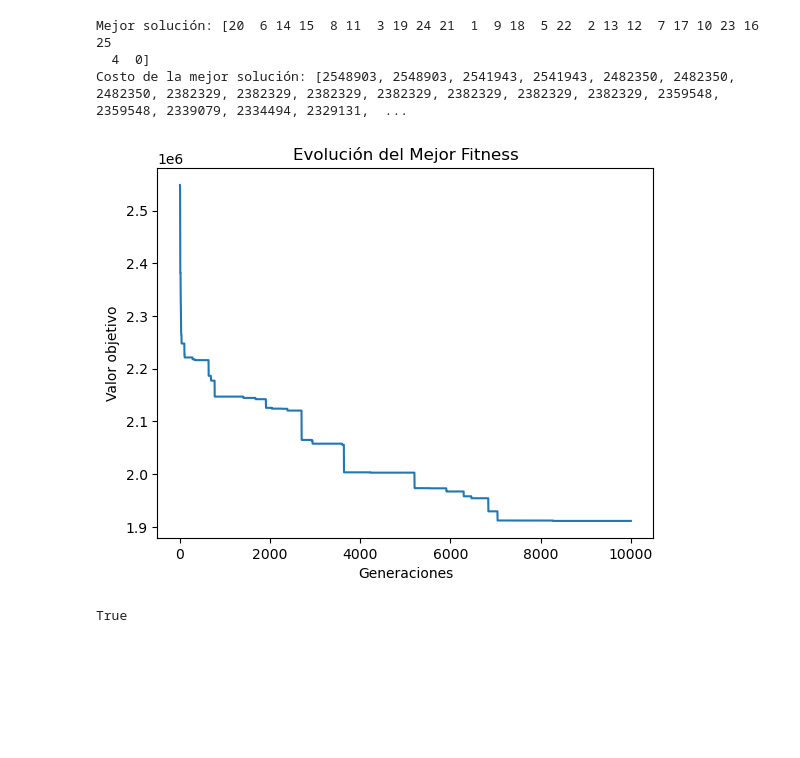
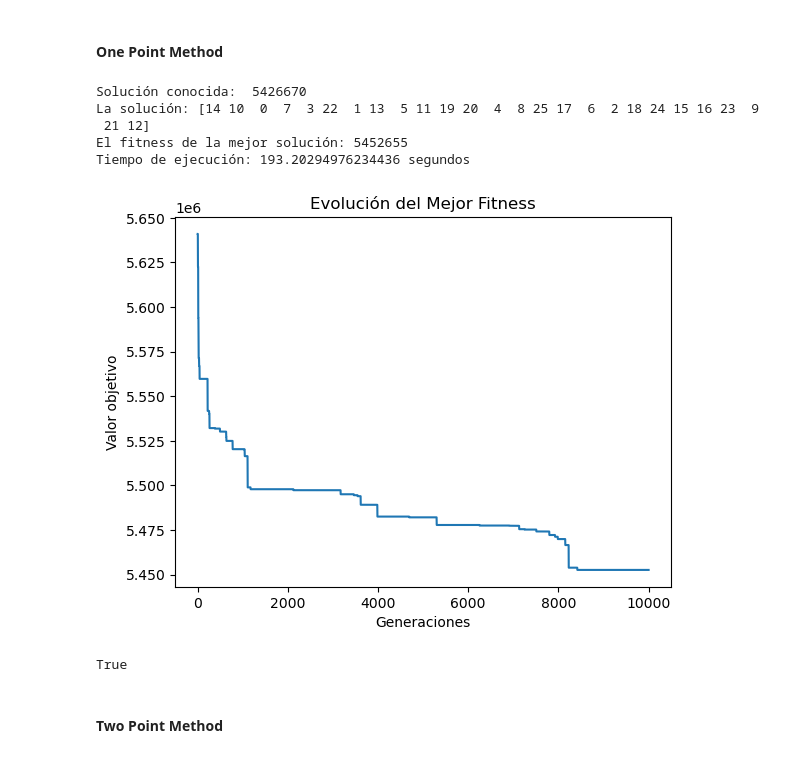
Before and after one commit to antargi/optimizacion, a Jupyter notebook: tarea2.ipynb, the cells around one changed output. Drawn from its saved outputs; the diff is of its cells as text; code cells hidden in the pictures; blank space fills up the shorter version.

```diff
--- a/tarea2.ipynb
+++ b/tarea2.ipynb
@@ -11,12 +16,12 @@ class QAP:
         self.flujos = flujos
 
     def evaluate(self, permutacion):
-        n = len(permutacion)
-        suma = 0
-        for i in range(n):
-            for j in range(i + 1, n):
-                suma += self.flujos[i, j] * self.distancias[permutacion[i] - 1,permutacion[j] - 1]
-        return suma
+      n = len(permutacion)
+      suma = 0
+      for i in range(n):
+          for j in range(n):
+              suma += self.flujos[i, j] * self.distancias[permutacion[i]-1, permutacion[j]-1]
+      return suma
 # %%
 
 #funcion de lectura de archivos
@@ -299,14 +292,24 @@ Costo de la mejor solución: [2478432, 1257552, 708532, 708532, 476842, 466972,
 True
+# %% [markdown]
+#### One Point Method
 # %%
-instanciaQAP = QAP(matrizD2, matrizF2)
+start_time = time.time()
 mejorSoluciones, mejoresCostos = GA(instanciaQAP, 50, 0.001, 10000, elite_ratio=0.1)
-print("Mejor solución:", mejorSoluciones)
-print("Costo de la mejor solución:", mejoresCostos)
+end_time = time.time()
+execution_time = end_time - start_time
+print("Solución conocida: ", 5426670)
+print("La solución:", mejorSoluciones)
+print("El fitness de la mejor solución:", min(mejoresCostos))
+print("Tiempo de ejecución:", execution_time, "segundos")
 graficar(mejoresCostos)
 # %% [output]
-Mejor solución: [20  6 14 15  8 11  3 19 24 21  1  9 18  5 22  2 13 12  7 17 10 23 16 25
-  4  0]
-Costo de la mejor solución: [2548903, 2548903, 2541943, 2541943, 2482350, 2482350, 2482350, 2382329, 2382329, 2382329, 2382329, 2382329, 2382329, 2382329, 2359548, 2359548, 2339079, 2334494, 2329131,  ...
+Solución conocida:  5426670
+La solución: [14 10  0  7  3 22  1 13  5 11 19 20  4  8 25 17  6  2 18 24 15 16 23  9
+ 21 12]
+El fitness de la mejor solución: 5452655
+Tiempo de ejecución: 193.20294976234436 segundos
-[figure, old version]
+[figure, new version]
 True
+# %% [markdown]
+#### Two Point Method
 # %%
```
Also changed, not shown: parts of 61 cells of this notebook, 9 other files.
